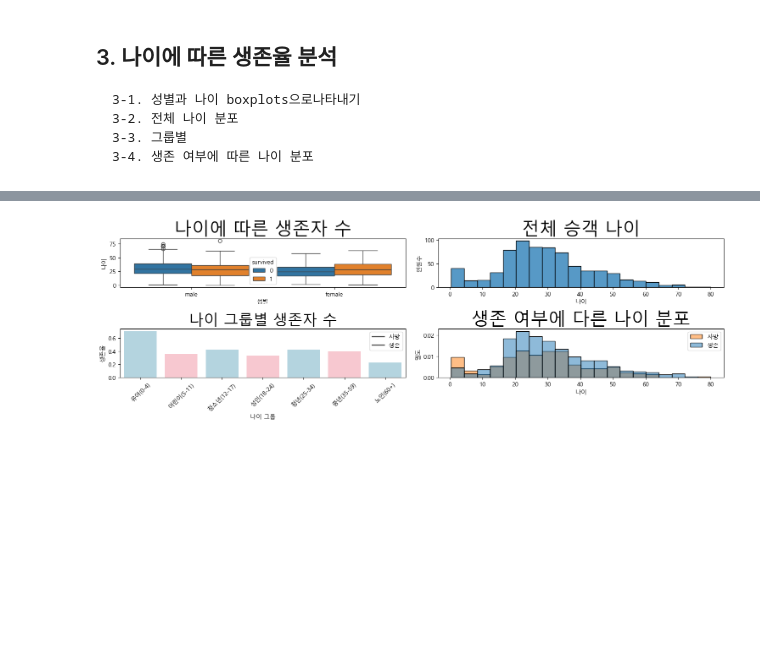
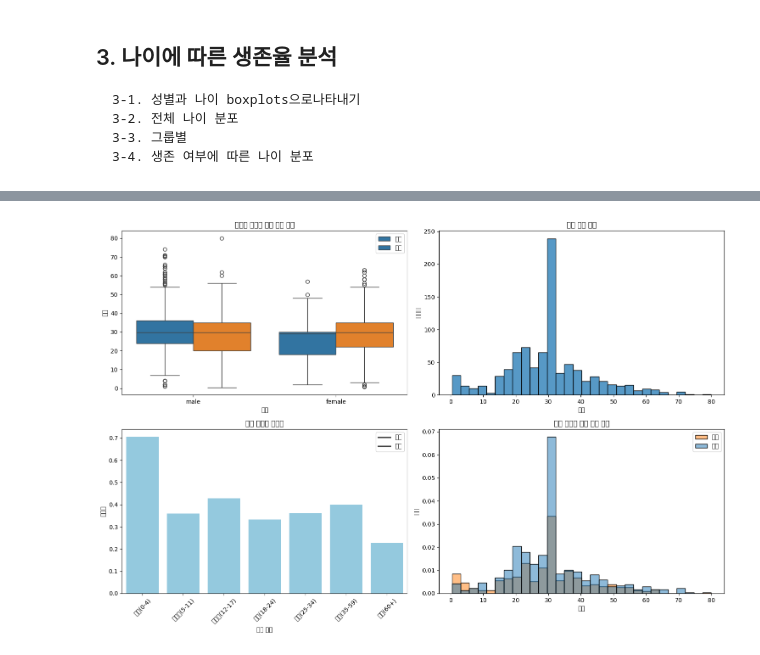
Before and after one commit to pzsluna26/pzsluna26_python, a Jupyter notebook: 20250729/practice-matplotlib4.ipynb, the cells around one changed output, grey strips where cells are left out. Saved outputs shown, nothing was run; the diff lists cells and outputs as text; code cells hidden in the pictures; blank space fills up the shorter version.

```diff
--- a/20250729/practice-matplotlib4.ipynb
+++ b/20250729/practice-matplotlib4.ipynb
@@ -52,4 +47,0 @@ df["embarked"].mode()[0]
-# %%
-# 결측치를 최빈값으로 채우기
-df["embarked"]=df["embarked"].fillna(df["embarked"].mode()[0])
-df.info()
@@ -252,40 +152,54 @@ import matplotlib.pyplot as plt
 fig, axes = plt.subplots(2,2,figsize=(15,10))
 
 # 3-1. 성별과 나이(boxplot)
-sns.boxplot(data=df, x="sex", y="age", hue="survived", ax=axes[0,0])
-axes[0,0].set_title("나이에 따른 생존자 수", fontsize=30)
-axes[0,0].set_xlabel("성별")
-axes[0,0].set_ylabel("나이")
+sns.boxplot(data=df, x="sex", y="age", hue="survived", ax=axes[0, 0])
+axes[0, 0].set_title("성별과 나이에 따른 생존 현황")
+axes[0, 0].set_xlabel("성별")
+axes[0, 0].set_ylabel("나이")
+axes[0, 0].legend(labels=["사망", "생존"])
 
 
 # 3-2. 전체 나이 분포(histplot)
-sns.histplot(data=df, x="age", ax=axes[0,1])
-axes[0,1].set_title("전체 승객 나이", fontsize=30)
-axes[0,1].set_xlabel("나이")
-axes[0,1].set_ylabel("인원수")
+sns.histplot(data=df, x="age", ax=axes[0, 1])
+axes[0, 1].set_title("전체 승객 나이")
+axes[0, 1].set_xlabel("나이")
+axes[0, 1].set_ylabel("인원수")
 
 # 3-3. 그룹별
 # 유아 (0-4) 어린이(5-11) 청소년(12-17) 성인(18-24) 청년(25-34) 중년(35-59) 노인(60+)
 # bins = [0,5,12,18,25,35,60,np.inf]
 # pd.cut(df["age"], bins)
-bins = [0,5,12,18,25,35,60, np.inf]
-labels = ["유아(0-4)", "어린이(5-11)", "청소년(12-17)", "성인(18-24)", "청년(25-34)","중년(35-59)", "노인(60+)"]
+bins = [0, 5, 12, 18, 25, 35, 60, np.inf]
+labels = [
+    "유아(0-4)",
+    "어린이(5-11)",
+    "청소년(12-17)",
+    "청년(18-24)",
+    "성인(25-34)",
+    "중년(35-59)",
+    "노인(60+)",
+]
 df["age_group"] = pd.cut(df["age"], bins, labels=labels)
-age_group_survived = df.groupby("age_group", observed=True)["survived"].mean().reset_index()
-sns.barplot(data=age_group_survived ,x="age_group",y="survived", ax=axes[1,0], palette=["lightblue","pink"])
-axes[1,0].set_title("나이 그룹별 생존자 수", fontsize=25)
-axes[1,0].set_xlabel("나이 그룹")
-axes[1,0].set_ylabel("생존율")
-axes[1,0].tick_params(axis="x", rotation=45)
-axes[1,0].legend(labels=["사망","생존"])
+
+age_group_survived = (
+    df.groupby("age_group", observed=True)["survived"].mean().reset_index()
+)
+sns.barplot(
+    data=age_group_survived, x="age_group", y="survived", ax=axes[1, 0], color="skyblue"
+)
+axes[1, 0].set_title("나이 그룹별 생존율")
+axes[1, 0].set_xlabel("나이 그룹")
+axes[1, 0].set_ylabel("생존율")
+axes[1, 0].tick_params(axis="x", rotation=45)
+axes[1, 0].legend(labels=["사망", "생존"])
 
 # 3-4. 생존 여부에 따른 나이 분포
-sns.histplot(data=df, x="age", hue="survived", stat="density", ax=axes[1,1])
-axes[1,1].set_title("생존 여부에 다른 나이 분포", fontsize=30)
-axes[1,1].set_xlabel("나이")
-axes[1,1].set_ylabel("밀도")
-axes[1,1].legend(labels=["사망","생존"])
+sns.histplot(data=df, x="age", hue="survived", stat="density", ax=axes[1, 1])
+axes[1, 1].set_title("생존 여부에 따른 나이 분포")
+axes[1, 1].set_xlabel("나이")
+axes[1, 1].set_ylabel("밀도")
+axes[1, 1].legend(labels=["사망", "생존"])
 
 plt.tight_layout()
-plt.show();
+plt.show()
 # %% [output]
@@ -297 +223 @@ The palette list has fewer values (2) than needed (7) and will cycle, which may
-[figure, old version]
+[figure, new version]
```
Also changed, not shown: parts of 12 cells of this notebook, 1 other file.
